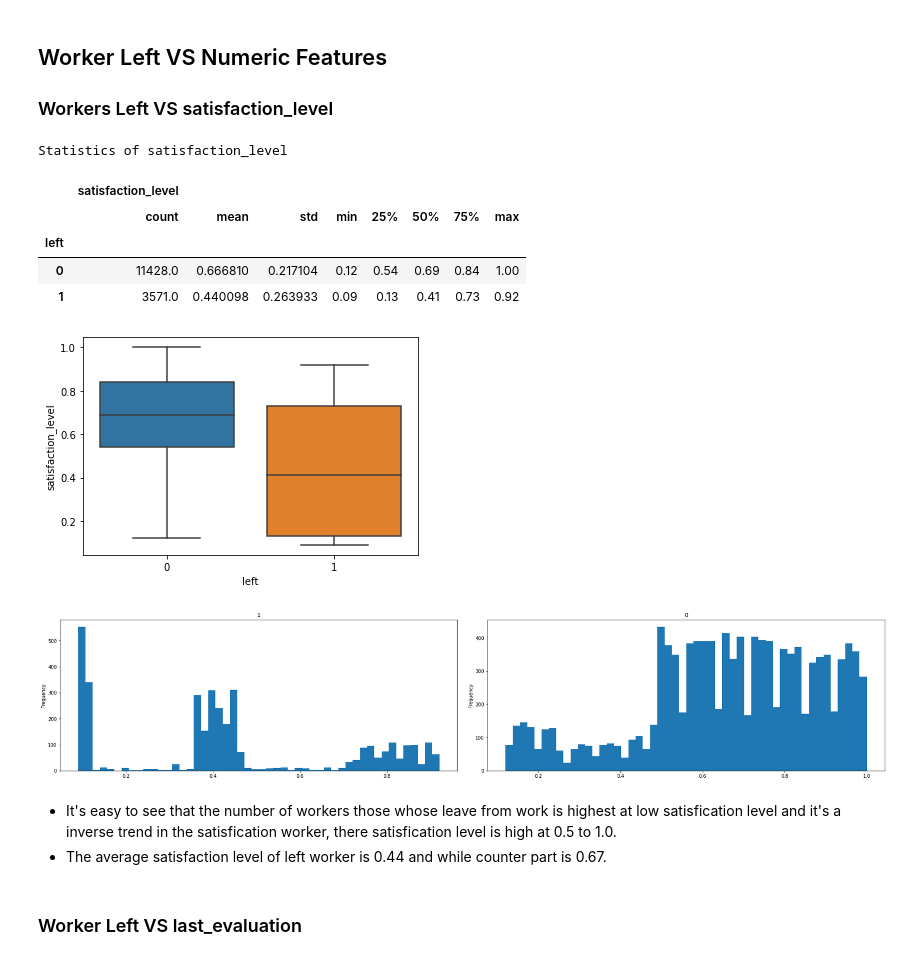
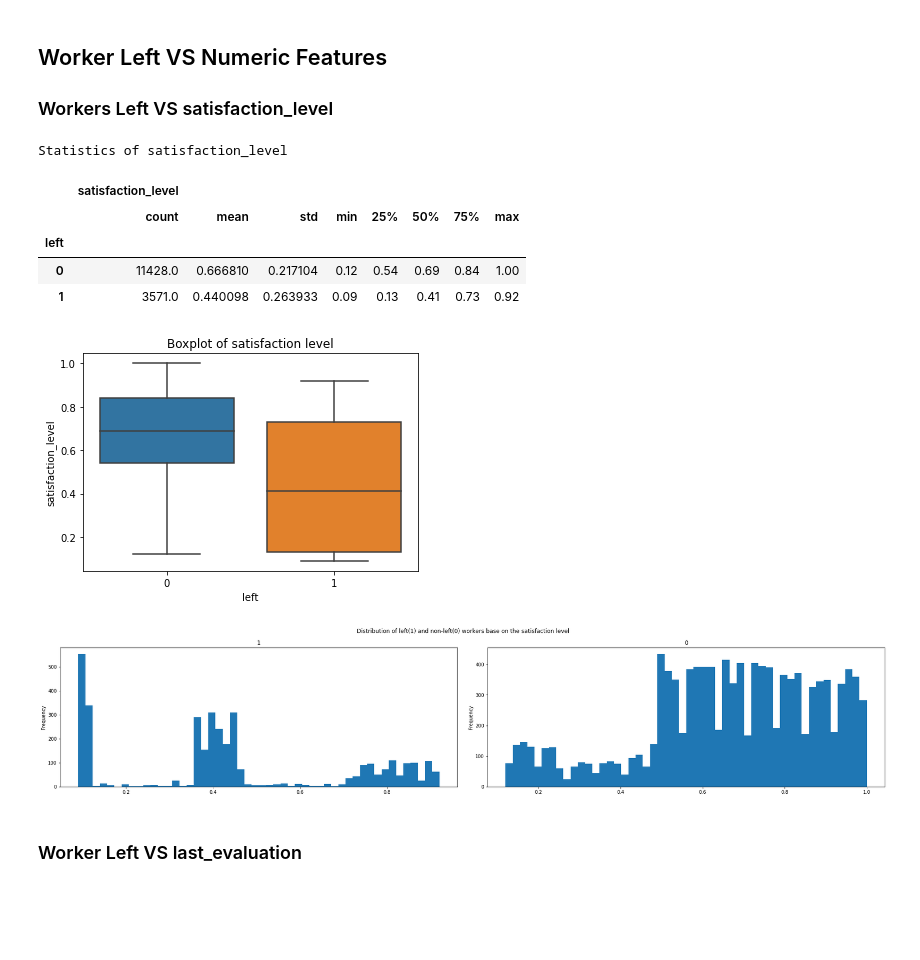
Before and after one commit to thoadao0301/Building-Machine-Learning-Solutions-with-Scikit-Learn-skills, a Jupyter notebook: Project_application/Hr_classification.ipynb, the cells around one changed output. Saved outputs shown, nothing was run; the diff lists cells and outputs as text; code cells hidden in the pictures; blank space fills up the shorter version.

Commit message:
modify figure title

```diff
--- a/Project_application/Hr_classification.ipynb
+++ b/Project_application/Hr_classification.ipynb
@@ -155,29 +155,32 @@ Label value:
 # %% [markdown]
 ## Worker Left VS Numeric Features
 ### Workers Left VS satisfaction_level
+# %%
+data_s_left = df[['left','satisfaction_level']]
+sta = data_s_left.groupby('left').describe()
+print('Statistics of satisfaction_level')
+display(sta)
+sns.boxplot(x='left',y='satisfaction_level',data=data_s_left)
+plt.title('Boxplot of satisfaction level')
+plt.show()
+# %% [output]
+Statistics of satisfaction_level
+|  | satisfaction_level |  |  |  |  |  |  |  |
+|  | count | mean | std | min | 25% | 50% | 75% | max |
+| left |  |  |  |  |  |  |  |  |
+| 0 | 11428.0 | 0.666810 | 0.217104 | 0.12 | 0.54 | 0.69 | 0.84 | 1.00 |
+| 1 | 3571.0 | 0.440098 | 0.263933 | 0.09 | 0.13 | 0.41 | 0.73 | 0.92 |
+[figure, added]
 # %%
-data_s_left = df[['left','satisfaction_level']]
-sta = data_s_left.groupby('left').describe()
-print('Statistics of satisfaction_level')
-display(sta)
-sns.boxplot(x='left',y='satisfaction_level',data=data_s_left)
 fig, axs = plt.subplots(figsize=(25,5),nrows=1,ncols=2,constrained_layout=True)
 index_u = data_s_left['left'].unique()
 for i,k in enumerate(index_u):
     data_m = data_s_left[data_s_left['left'] == k]
     data_m['satisfaction_level'].plot(kind='hist',subplots=True,bins=50,ax=axs[i])
     axs[i].set_title(k)
+fig.suptitle('Distribution of left(1) and non-left(0) workers base on the satisfaction level')
+plt.show()
 # %% [output]
-Statistics of satisfaction_level
-|  | satisfaction_level |  |  |  |  |  |  |  |
-|  | count | mean | std | min | 25% | 50% | 75% | max |
-| left |  |  |  |  |  |  |  |  |
-| 0 | 11428.0 | 0.666810 | 0.217104 | 0.12 | 0.54 | 0.69 | 0.84 | 1.00 |
-| 1 | 3571.0 | 0.440098 | 0.263933 | 0.09 | 0.13 | 0.41 | 0.73 | 0.92 |
-[figure, old version]
+[figure, new version]
-[figure, removed]
-# %% [markdown]
-+ It's easy to see that the number of workers those whose leave from work is highest at low satisfication level and it's a inverse trend in the satisfication worker, there satisfication level is high at 0.5 to 1.0.
-+ The average satisfaction level of left worker is 0.44 and while counter part is 0.67.
 # %% [markdown]
 ### Worker Left VS last_evaluation
```
Also changed, not shown: parts of 10 cells of this notebook.
